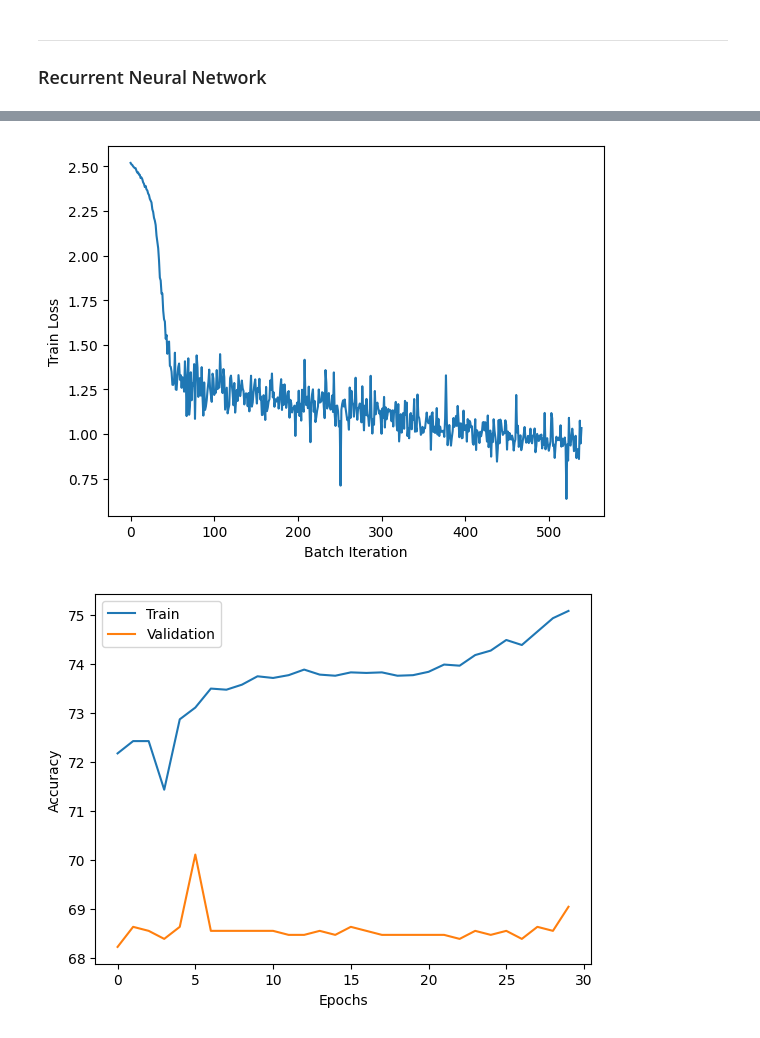
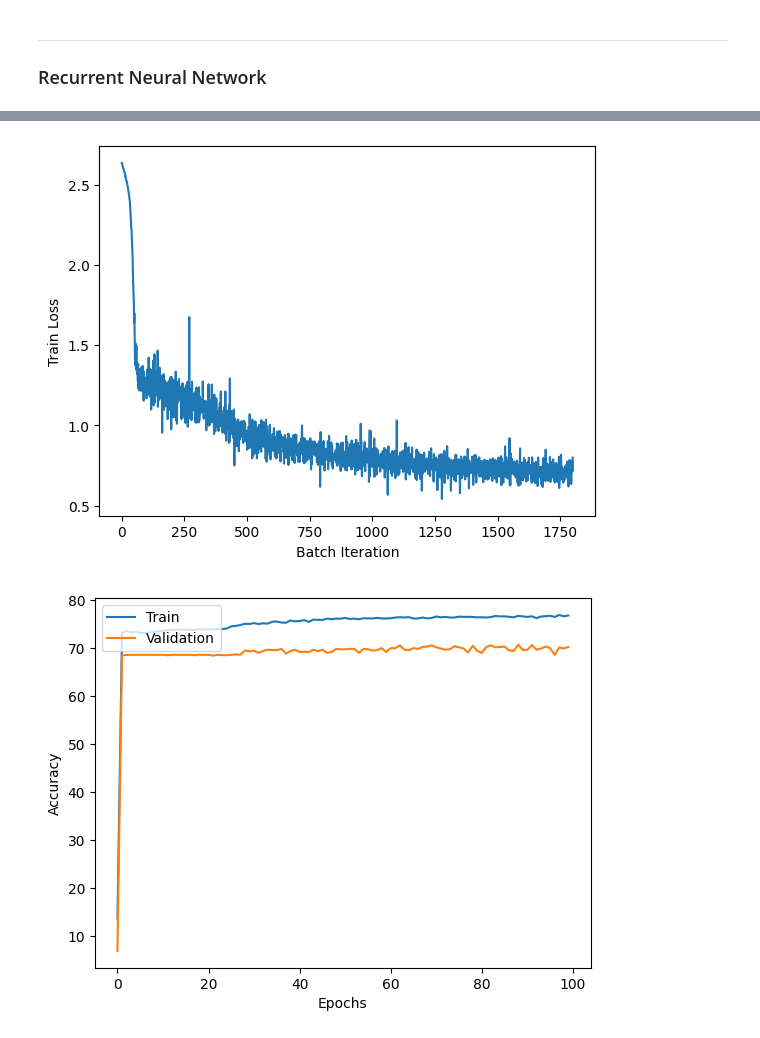
Before and after one commit to Dzy00/CHL5230-Datathon-5, a Jupyter notebook: CHL5230_datathon5.ipynb, the cells around one changed output, grey strips where cells are left out. Saved outputs shown, nothing was run; the diff lists cells and outputs as text; code cells hidden in the pictures.

```diff
--- a/CHL5230_datathon5.ipynb
+++ b/CHL5230_datathon5.ipynb
@@ -290,7 +290,7 @@ from torch.utils.data import TensorDataset, DataLoader
 input_size = X_train.shape[2] #12
 hidden_size = 256  # Number of hidden units in RNN
 num_classes = 13  # For 13-class classification
-epochs = 30
+epochs = 100 # 30
 learning_rate = 0.0001
 batch_size = 512
 landa = 0.000001  # Regularization term (lambda)
@@ -450,2 +450,2 @@ Epoch 29/30 ---> Train Accuracy: 75.07404875825928%, Validation Accuracy: 69.041
-[figure, old version]
+[figure, new version]
-[figure, old version]
+[figure, new version]
```
Also changed, not shown: parts of 3 cells of this notebook.
